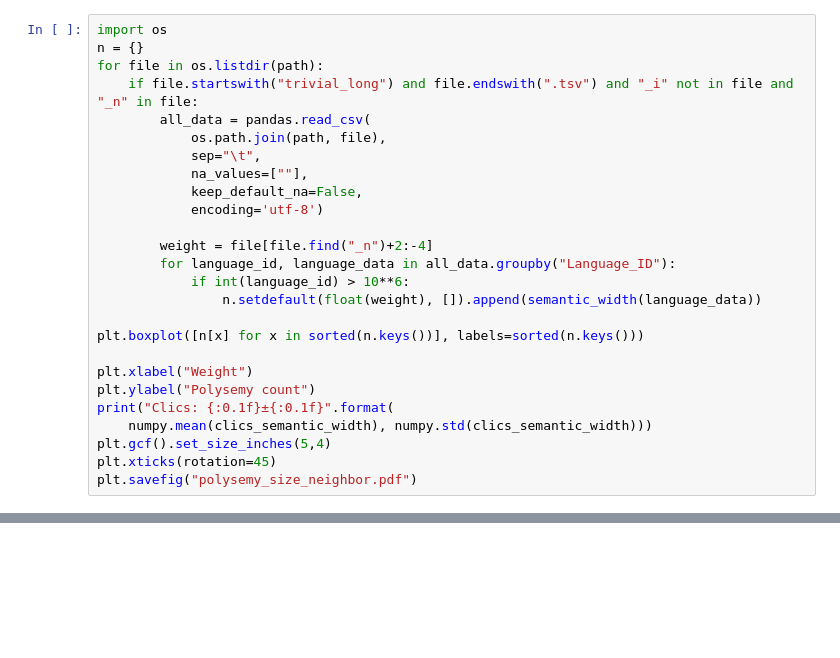
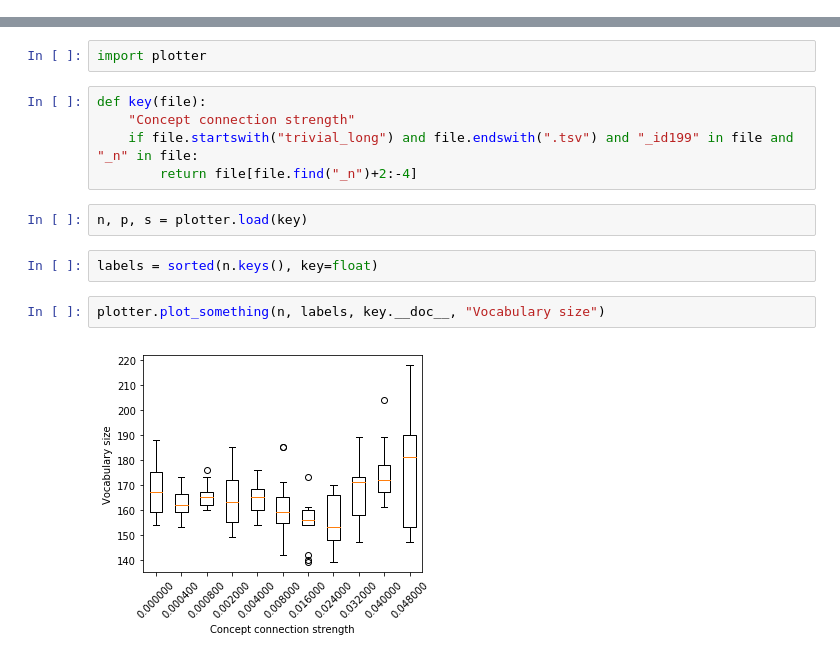
Before and after one commit to Anaphory/simuling, a Jupyter notebook: evaluation/PlotBasicStats-neighbor.ipynb, the cells around one changed output, grey strips where cells are left out. Saved outputs shown, nothing was run; the diff lists cells and outputs as text; blank space fills up the shorter version.

```diff
--- a/evaluation/PlotBasicStats-neighbor.ipynb
+++ b/evaluation/PlotBasicStats-neighbor.ipynb
@@ -111,26 +0,0 @@ Clics: nan±nan
-# %%
-import os
-n = {}
-for file in os.listdir(path):
-    if file.startswith("trivial_long") and file.endswith(".tsv") and "_i" not in file and "_n" in file:
-        all_data = pandas.read_csv(
-            os.path.join(path, file),
-            sep="\t",
-            na_values=[""],
-            keep_default_na=False,
-            encoding='utf-8')
-
-        weight = file[file.find("_n")+2:-4]
-        for language_id, language_data in all_data.groupby("Language_ID"):
-            if int(language_id) > 10**6:
-                n.setdefault(float(weight), []).append(semantic_width(language_data))
-
-plt.boxplot([n[x] for x in sorted(n.keys())], labels=sorted(n.keys()))
-
-plt.xlabel("Weight")
-plt.ylabel("Polysemy count")
-print("Clics: {:0.1f}±{:0.1f}".format(
-    numpy.mean(clics_semantic_width), numpy.std(clics_semantic_width)))
-plt.gcf().set_size_inches(5,4)
-plt.xticks(rotation=45)
-plt.savefig("polysemy_size_neighbor.pdf")
@@ -139,0 +13,15 @@ Clics: nan±nan
+# %%
+import plotter
+# %%
+def key(file):
+    "Concept connection strength"
+    if file.startswith("trivial_long") and file.endswith(".tsv") and "_id199" in file and "_n" in file:
+        return file[file.find("_n")+2:-4]
+# %%
+n, p, s = plotter.load(key)
+# %%
+labels = sorted(n.keys(), key=float)
+# %%
+plotter.plot_something(n, labels, key.__doc__, "Vocabulary size")
+# %% [output]
+[figure, added]
```
Also changed, not shown: parts of 12 cells of this notebook, 8 other files.
